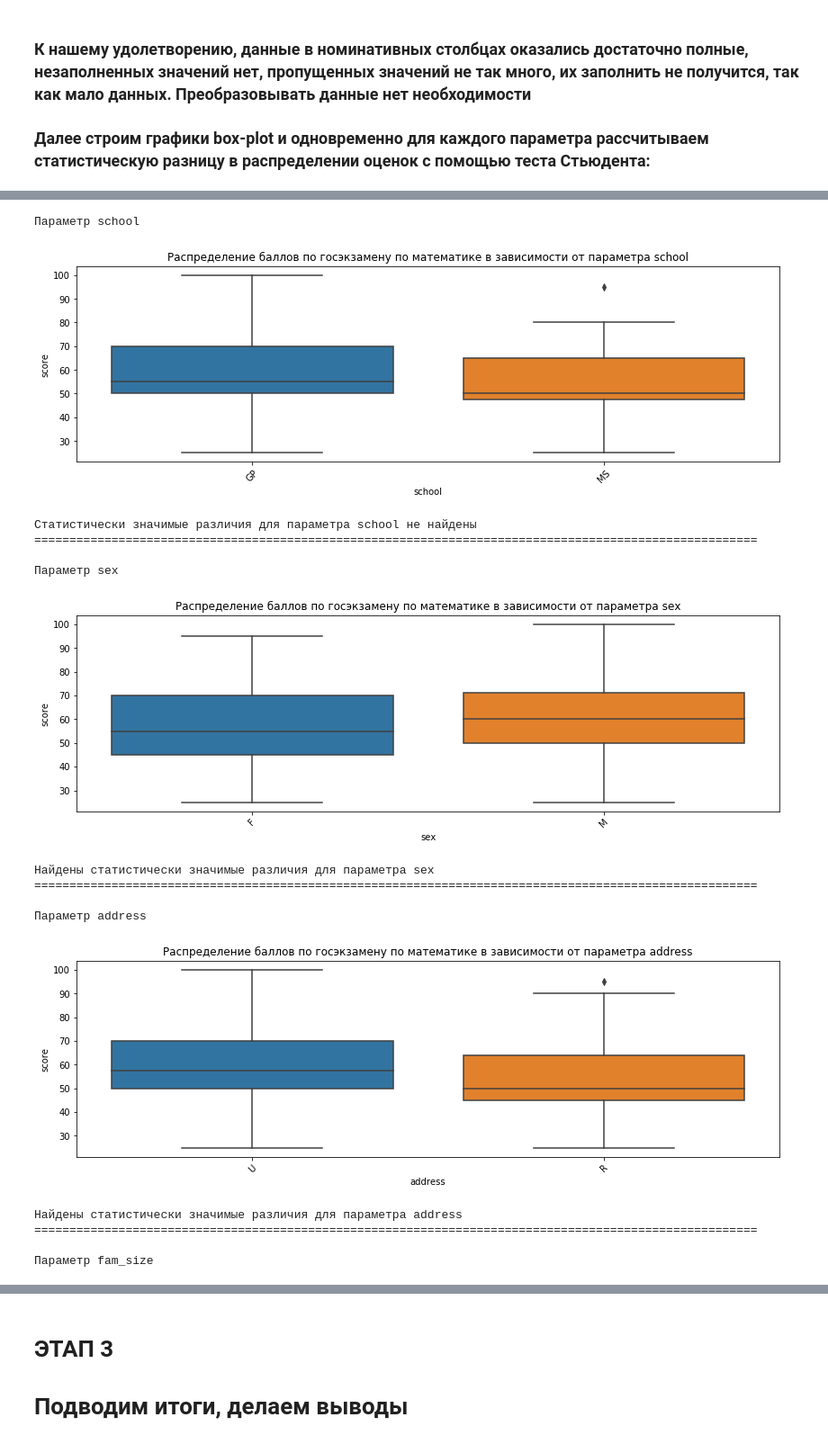
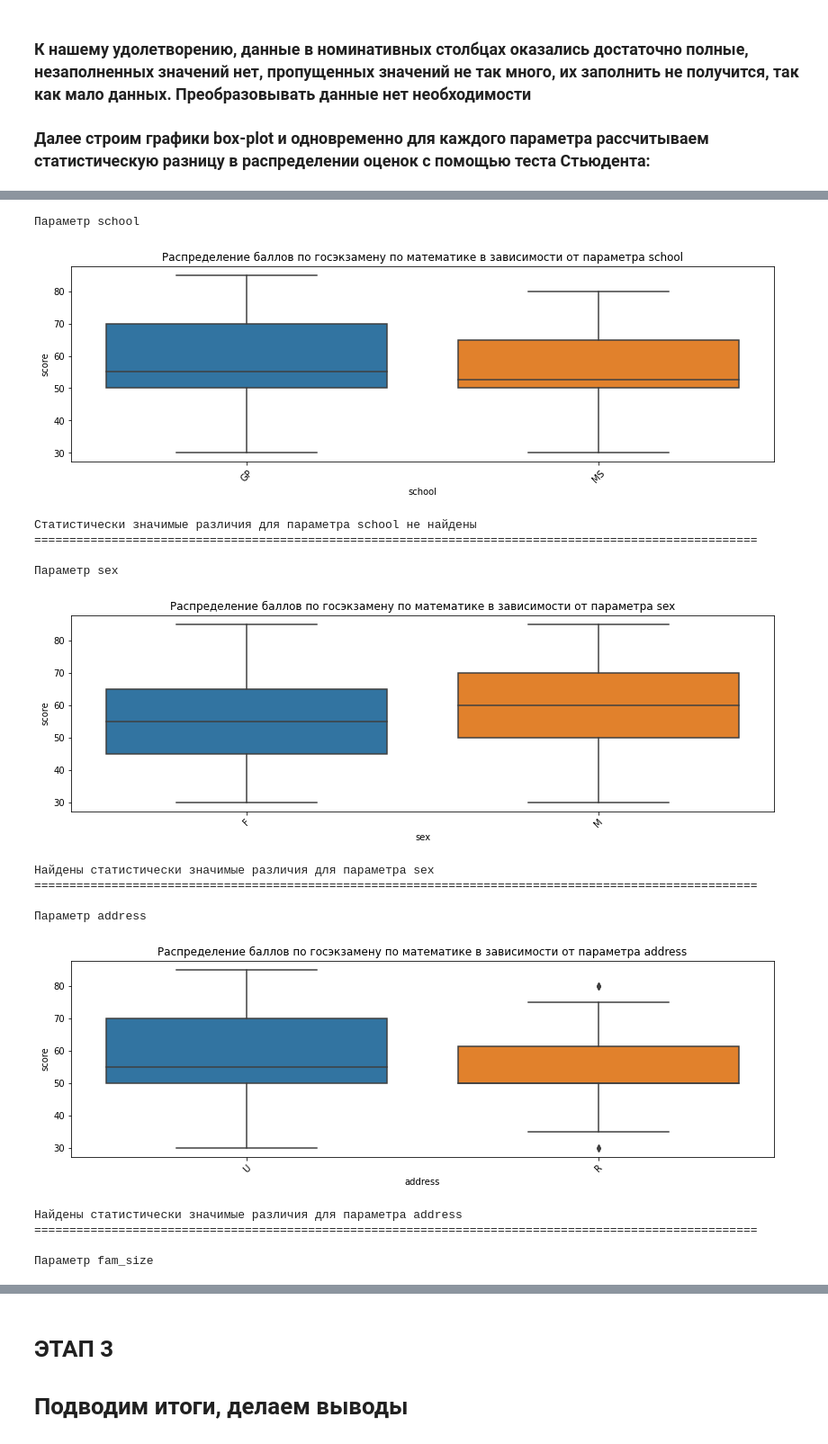
Before and after one commit to Alex-Galkin/My_Projects_AG, a Jupyter notebook: module_2/math_student_life_condit_v1.ipynb, the cells around one changed output, grey strips where cells are left out. Shown at 90% size. Drawn from its saved outputs; the diff is of its cells as text; code cells hidden in the pictures.

```diff
--- a/module_2/math_student_life_condit_v1.ipynb
+++ b/module_2/math_student_life_condit_v1.ipynb
@@ -6,14 +6,15 @@ import numpy as np
 from itertools import combinations
 from scipy.stats import ttest_ind
 
+
 pd.set_option('display.max_rows', 50)  # показывать больше строк
 pd.set_option('display.max_columns', 50)  # показывать больше колонок
 pd.options.display.float_format = '{:,.2f}'.format
 
 
 '''Функция построения "ящиков с усами"'''
-def data_boxplot(column):
-    fig, ax = plt.subplots(figsize = (14, 4))
+def data_boxplot(column): # column - столбец номинативных данных
+    fig, ax = plt.subplots(figsize=(14, 4))
     sns.boxplot(x=column, y='score',
                 data=stud_math.loc[stud_math.loc[:, column].isin(stud_math.loc[:, column].value_counts().index[:])],
                 ax=ax)
@@ -23,23 +24,28 @@ def data_boxplot(column):
 
 
 '''Функция проверки статистическолй разницы в распределении оценок по номинативным признакам с помощью теста Стьюдента'''
-def data_stat_dif(column):
+def data_stat_dif(column): # column - столбец номинативных данных
     cols = stud_math.loc[:, column].value_counts().index[:]
     combinations_all = list(combinations(cols, 2))
+
     for comb in combinations_all:
         if ttest_ind(stud_math.loc[stud_math.loc[:, column] == comb[0], 'score'],
-                        stud_math.loc[stud_math.loc[:, column] == comb[1], 'score']).pvalue \
-            <= 0.05/len(combinations_all): # Учли поправку Бонферони
+                     stud_math.loc[stud_math.loc[:, column] == comb[1], 'score']).pvalue \
+                     <= 0.05/len(combinations_all):  # Учёт поправки Бонферони
             print('Найдены статистически значимые различия для параметра', column)
             break
     else: print('Статистически значимые различия для параметра', column, 'не найдены')
 
 
-'''Функция вывода основных показателей количественных признаков'''
-def feature_quant(column):
-    print('Количество пропущенных значений:',stud_math.loc[:, column].isnull().sum())
-    print('\nКоличественные показатели:', stud_math.loc[:, column].value_counts(), sep='\n')
-    print('\nСтатистические показатели:', stud_math.loc[:, column].describe(), sep='\n')
+'''Функция расчета границ выбросов'''
+def board_blowout(stat): # stat - функция describe()
+    b_b = []
+    iqr = stat[6]-stat[4] # межквартильный размах
+
+    b_b.append(stat[4] - 1.5*iqr) # нижняя граница
+    b_b.append(stat[6] + 1.5*iqr) # верхняя граница
+
+    return b_b
 
 
 stud_math = pd.read_csv('stud_math.csv')
@@ -905,3 +927,12 @@ Name: romantic, dtype: int64
 # %% [markdown]
 ### К нашему удолетворению, данные в номинативных столбцах оказались достаточно полные, незаполненных значений нет, пропущенных значений не так много, их заполнить не получится, так как мало данных. Преобразовывать данные нет необходимости
 ### Далее строим графики box-plot и одновременно для каждого параметра рассчитываем статистическую разницу в распределении оценок с помощью теста Стьюдента:
+# %%
+for clmn in stud_math.columns: # Выводим данные в цикле по всем столбцам сразу
+    if stud_math.loc[:, clmn].dtype == 'O': # Ищем только номинативные столбцы
+        print('Параметр', clmn)
+
+        data_boxplot(clmn) # Построение графика box-plot
+        data_stat_dif(clmn) # Расчет и вывод статистически значимых различий для параметра
+
+        print(end='=======================================================================================================\n\n')
@@ -908,23 +971,32 @@ Name: romantic, dtype: int64
+# %%
+'''Проводим частичную чистку данных параметра, имеющего максимальное количество выбросов - f_job'''
+stat = stud_math[stud_math.f_job == 'other'].score.describe()
+
+brd_bl = board_blowout(stat) # Определяем границы выбросов
+stud_math = stud_math.loc[stud_math.score.between(brd_bl[0], brd_bl[1])] # Проводим чистку
 # %%
+'''Проверяем полученный результат'''
 for clmn in stud_math.columns:
     if stud_math.loc[:, clmn].dtype == 'O':
         print('Параметр', clmn)
+
         data_boxplot(clmn)
         data_stat_dif(clmn)
+
         print(end='=======================================================================================================\n\n')
 # %% [output]
 Параметр school
-[figure, old version]
+[figure, new version]
 Статистически значимые различия для параметра school не найдены
 =======================================================================================================
 
 Параметр sex
-[figure, old version]
+[figure, new version]
 Найдены статистически значимые различия для параметра sex
 =======================================================================================================
 
 Параметр address
-[figure, old version]
+[figure, new version]
 Найдены статистически значимые различия для параметра address
 =======================================================================================================
 
```
Also changed, not shown: parts of 57 cells of this notebook.
